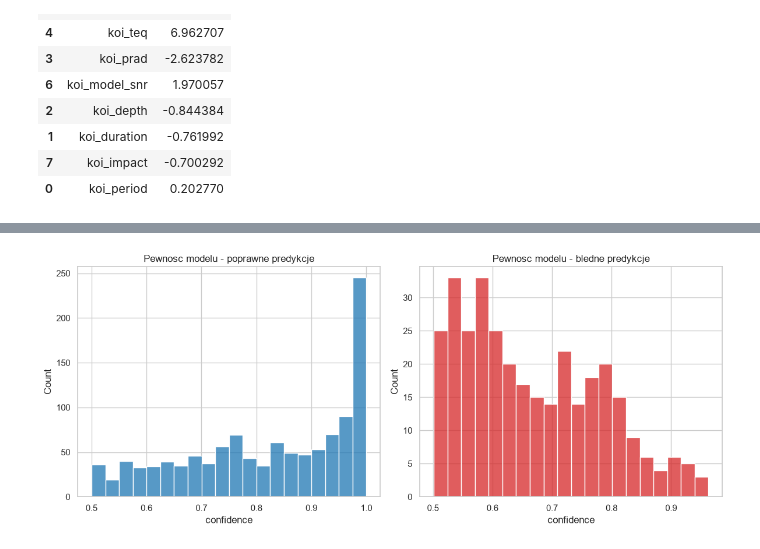
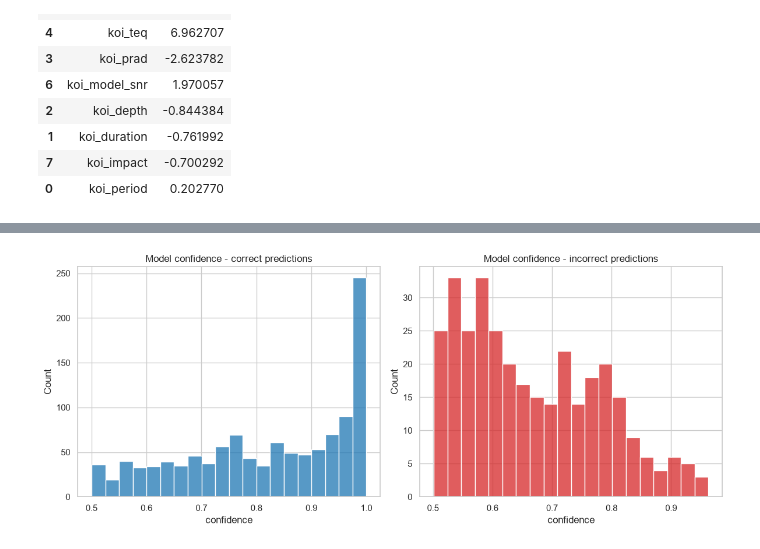
Before and after one commit to Kndrxik/exoplanet-classification, a Jupyter notebook: notebooks/04_logistic_regression.ipynb, the cells around one changed output, grey strips where cells are left out. Drawn from its saved outputs; the diff is of its cells as text; code cells hidden in the pictures.

```diff
--- a/notebooks/04_logistic_regression.ipynb
+++ b/notebooks/04_logistic_regression.ipynb
@@ -181,11 +181,11 @@ Liczba bledow: 329 / 1466 (22.44%)
 # %%
 fig, axes = plt.subplots(1, 2, figsize=(12, 5))
 sns.histplot(errors[~errors["is_error"]]["confidence"], ax=axes[0], color="#1f77b4", bins=20)
-axes[0].set_title("Pewnosc modelu - poprawne predykcje")
+axes[0].set_title("Model confidence - correct predictions")
 
 sns.histplot(errors[errors["is_error"]]["confidence"], ax=axes[1], color="#d62728", bins=20)
-axes[1].set_title("Pewnosc modelu - bledne predykcje")
+axes[1].set_title("Model confidence - incorrect predictions")
 plt.tight_layout()
 plt.show()
 # %% [output]
-[figure, old version]
+[figure, new version]
```
Also changed, not shown: parts of 4 cells of this notebook.
